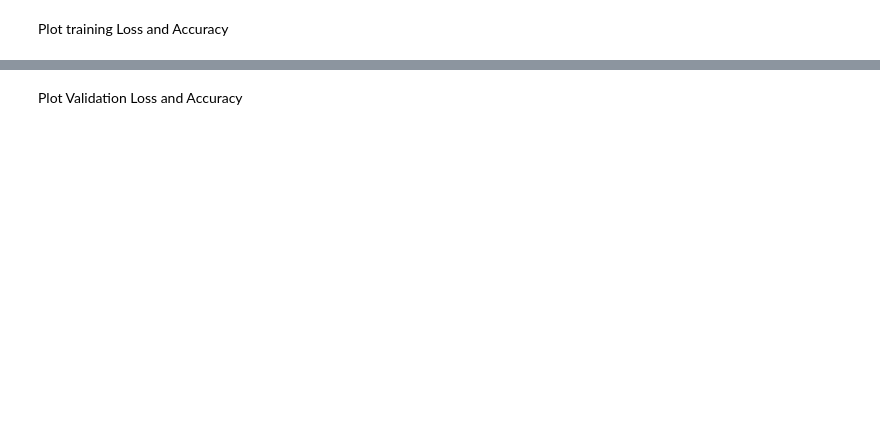
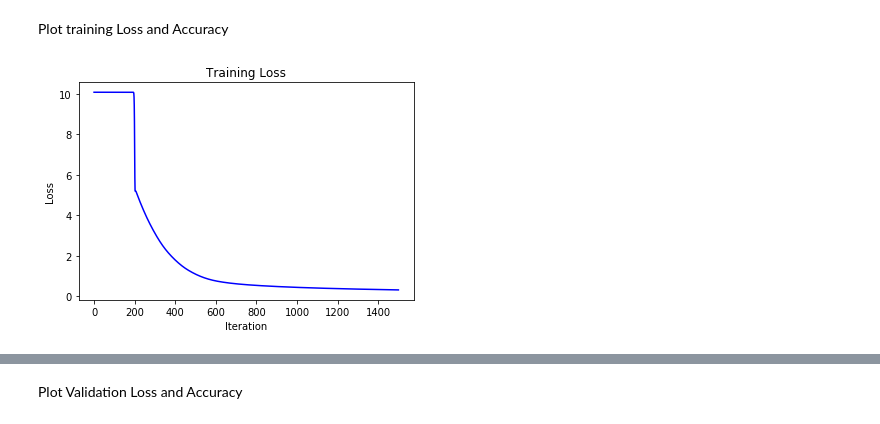
Before and after one commit to kaslock/Machine-Learning-Project, a Jupyter notebook: 3_Binary Classification based on 3 Layers Neural Network/Binary Classifier based on 3 Layers Neural Network.ipynb, the cells around one changed output, grey strips where cells are left out. Cells and saved outputs as stored; diff of their text form; code cells hidden in the pictures; blank space fills up the shorter version.

Commit message:
Plot accuracy and Loss

```diff
--- a/3_Binary Classification based on 3 Layers Neural Network/Binary Classifier based on 3 Layers Neural Network.ipynb
+++ b/3_Binary Classification based on 3 Layers Neural Network/Binary Classifier based on 3 Layers Neural Network.ipynb
@@ -39,10 +39,10 @@ train_count = 1027
 validation_count = 256
 
 train_label = np.empty(train_count, dtype=float)
-train_data = np.ones((train_count, image_size), dtype=float)
+train_data = np.ones((train_count, image_size + 1), dtype=float)
 
 validation_label = np.empty(validation_count, dtype=float)
-validation_data = np.ones((validation_count, image_size), dtype=float)
+validation_data = np.ones((validation_count, image_size + 1), dtype=float)
 
 for epoch in (NUM_EPOCH):
     # load training images of the batch size for every iteration
@@ -218,12 +236,14 @@ KeyboardInterrupt:
 # %% [markdown]
 Plot training Loss and Accuracy
 # %%
-# x = range(iteration)
-# y = loss_value_arr[x] / train_count
+x = range(iteration)
+y = loss_value_arr[x] / train_count
 
-# plt.plot(x, y, "BLUE")
-# plt.title('Training Loss')
-# plt.xlabel('Iteration')
-# plt.ylabel('Loss')
-# plt.show()
+plt.plot(x, y, "BLUE")
+plt.title('Training Loss')
+plt.xlabel('Iteration')
+plt.ylabel('Loss')
+plt.show()
+# %% [output]
+[figure, added]
 # %%
```
Also changed, not shown: parts of 10 cells of this notebook.
